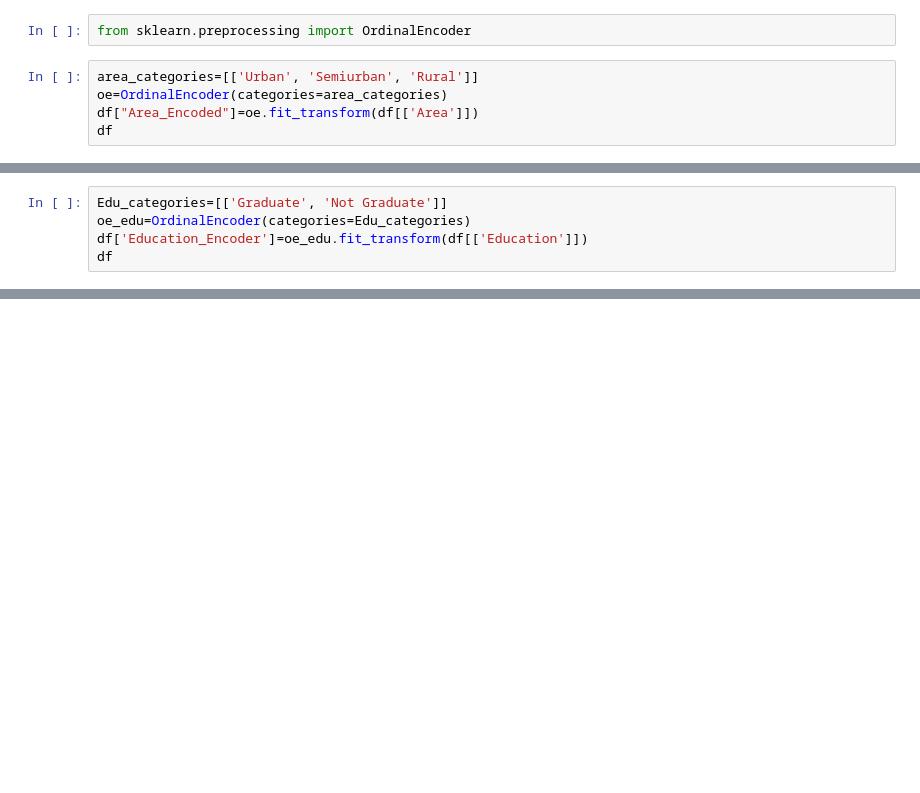
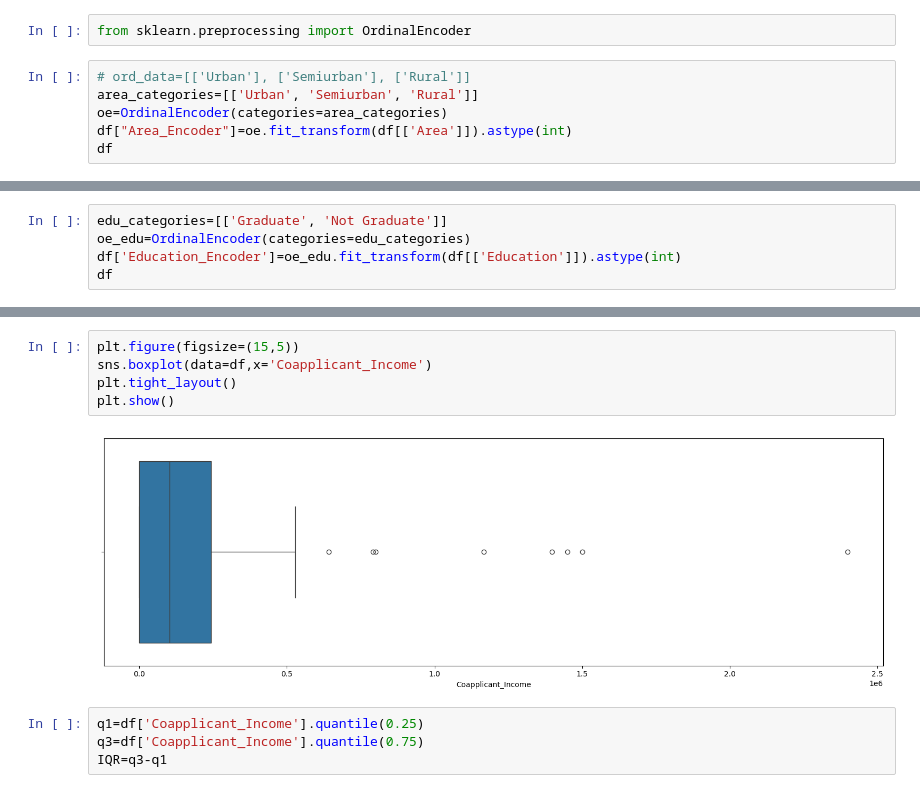
Before and after one commit to UtkarshGupta048/Data-Analytics, a Jupyter notebook: Loan_dataset.ipynb, the cells around one changed output, grey strips where cells are left out. Drawn from its saved outputs; the diff is of its cells as text; blank space fills up the shorter version.

```diff
--- a/Loan_dataset.ipynb
+++ b/Loan_dataset.ipynb
@@ -95,7 +257,8 @@ df["Area"].unique()
 # %%
 from sklearn.preprocessing import OrdinalEncoder
 # %%
+# ord_data=[['Urban'], ['Semiurban'], ['Rural']]
 area_categories=[['Urban', 'Semiurban', 'Rural']]
 oe=OrdinalEncoder(categories=area_categories)
-df["Area_Encoded"]=oe.fit_transform(df[['Area']])
+df["Area_Encoder"]=oe.fit_transform(df[['Area']]).astype(int)
 df
@@ -101,0 +283,5 @@ df
+# %%
+edu_categories=[['Graduate', 'Not Graduate']]
+oe_edu=OrdinalEncoder(categories=edu_categories)
+df['Education_Encoder']=oe_edu.fit_transform(df[['Education']]).astype(int)
+df
@@ -106,5 +364,0 @@ df['Education'].unique()
-# %%
-Edu_categories=[['Graduate', 'Not Graduate']]
-oe_edu=OrdinalEncoder(categories=Edu_categories)
-df['Education_Encoder']=oe_edu.fit_transform(df[['Education']])
-df
@@ -118,0 +391,11 @@ df=df[cols]
+# %%
+plt.figure(figsize=(15,5))
+sns.boxplot(data=df,x='Coapplicant_Income')
+plt.tight_layout()
+plt.show()
+# %% [output]
+[figure, added]
+# %%
+q1=df['Coapplicant_Income'].quantile(0.25)
+q3=df['Coapplicant_Income'].quantile(0.75)
+IQR=q3-q1
```
Also changed, not shown: parts of 40 cells of this notebook.
